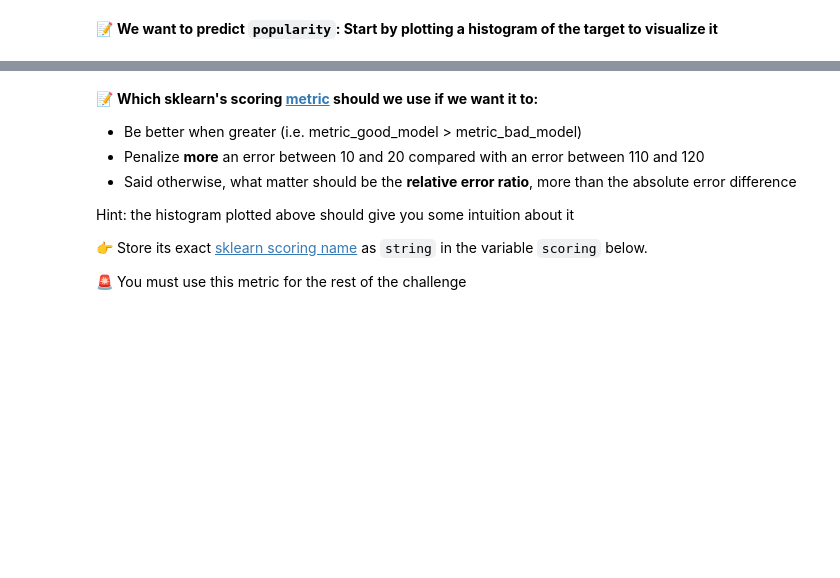
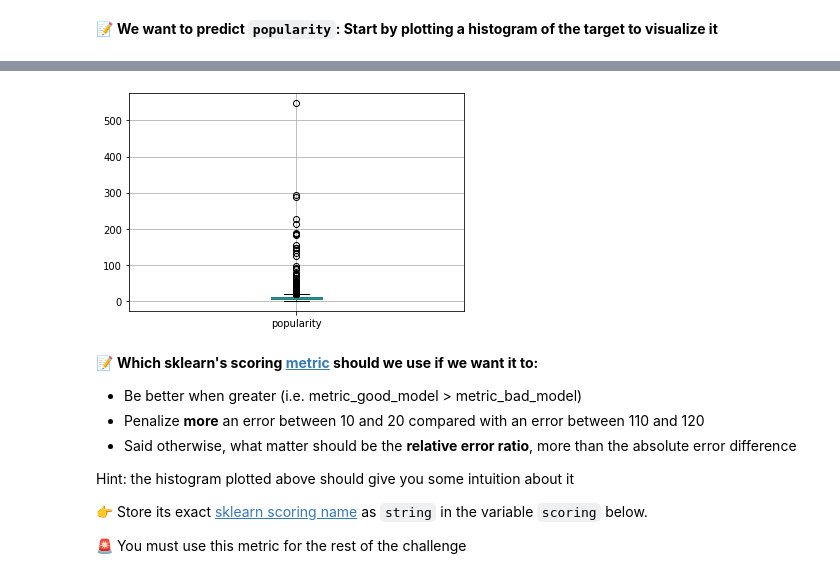
Before and after one commit to abibalimi/data-certification-exam, a Jupyter notebook: machine_learning/TV_popularity_predictor.ipynb, the cells around one changed output, grey strips where cells are left out. Drawn from its saved outputs; the diff is of its cells as text; code cells hidden in the pictures; blank space fills up the shorter version.

```diff
--- a/machine_learning/TV_popularity_predictor.ipynb
+++ b/machine_learning/TV_popularity_predictor.ipynb
@@ -127,3 +136,7 @@ result.write()
+# %%
+pd.DataFrame(popularity).boxplot();
+# %% [output]
+[figure, added]
 # %% [markdown]
 📝 **Which sklearn's scoring [metric](https://scikit-learn.org/stable/modules/model_evaluation.html) should we use if we want it to:**
 
```
Also changed, not shown: parts of 7 cells of this notebook.
